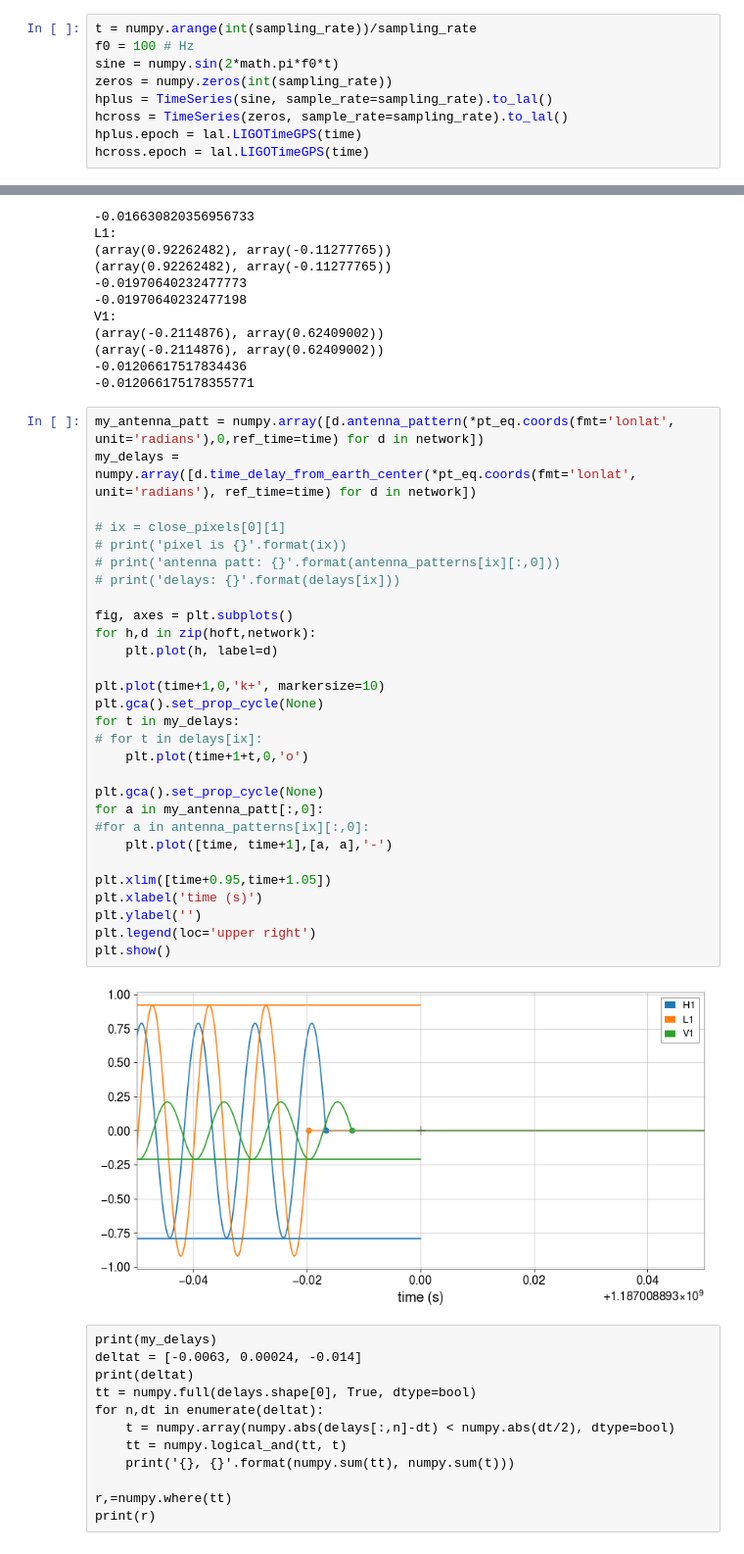
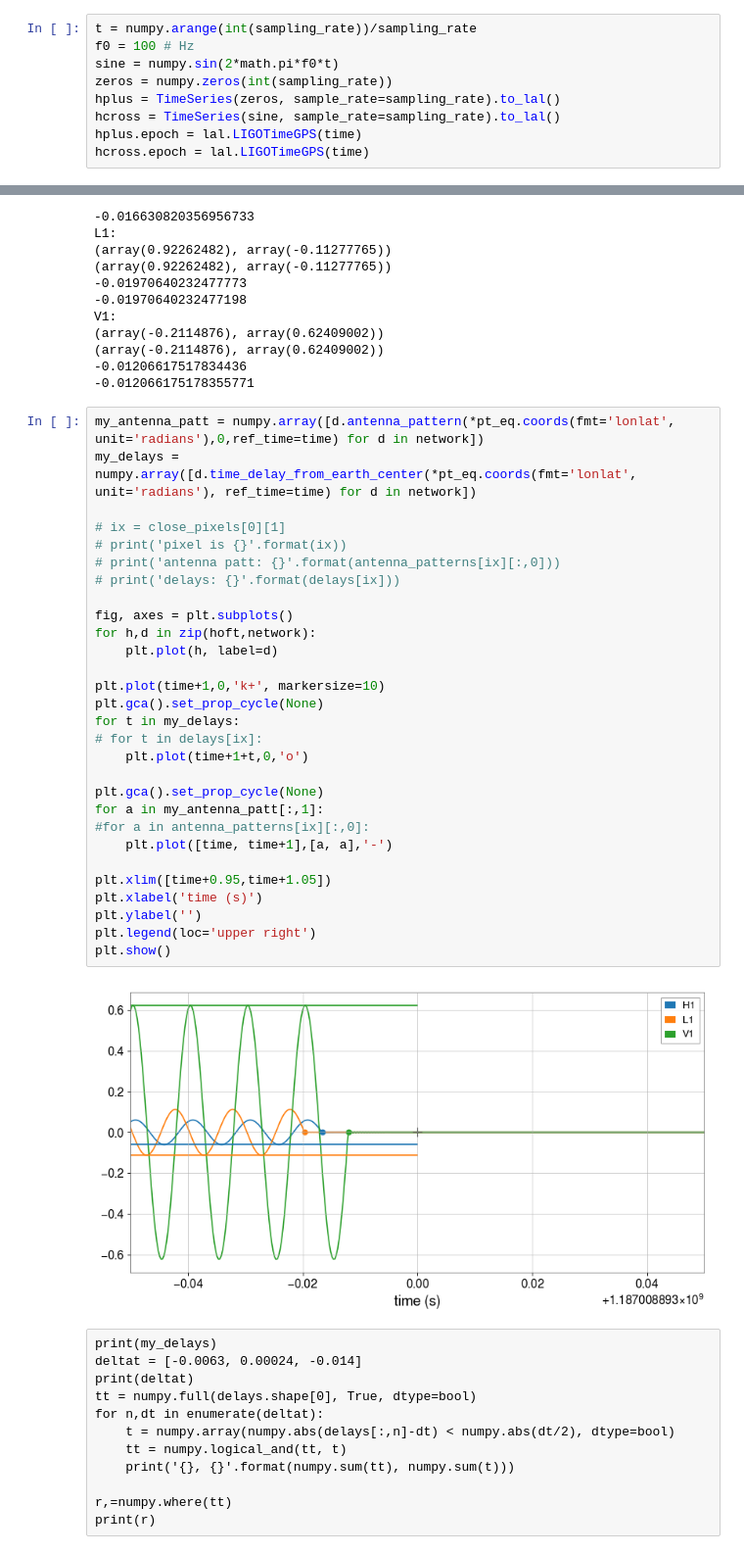
Before and after one commit to ecm0/pyburst, a Jupyter notebook: pipeline/pipeline.ipynb, the cells around one changed output, grey strips where cells are left out. Shown at 98% size. Cells and saved outputs as stored; diff of their text form.

```diff
--- a/pipeline/pipeline.ipynb
+++ b/pipeline/pipeline.ipynb
@@ -169,8 +169,8 @@ t = numpy.arange(int(sampling_rate))/sampling_rate
 f0 = 100 # Hz
 sine = numpy.sin(2*math.pi*f0*t)
 zeros = numpy.zeros(int(sampling_rate))
-hplus = TimeSeries(sine, sample_rate=sampling_rate).to_lal()
-hcross = TimeSeries(zeros, sample_rate=sampling_rate).to_lal()
+hplus = TimeSeries(zeros, sample_rate=sampling_rate).to_lal()
+hcross = TimeSeries(sine, sample_rate=sampling_rate).to_lal()
 hplus.epoch = lal.LIGOTimeGPS(time)
 hcross.epoch = lal.LIGOTimeGPS(time)
 # %% [markdown]
@@ -242,34 +242,34 @@ V1:
 # %%
 my_antenna_patt = numpy.array([d.antenna_pattern(*pt_eq.coords(fmt='lonlat', unit='radians'),0,ref_time=time) for d in network])
 my_delays = numpy.array([d.time_delay_from_earth_center(*pt_eq.coords(fmt='lonlat', unit='radians'), ref_time=time) for d in network])
 
 # ix = close_pixels[0][1]
 # print('pixel is {}'.format(ix))
 # print('antenna patt: {}'.format(antenna_patterns[ix][:,0]))
 # print('delays: {}'.format(delays[ix]))
 
 fig, axes = plt.subplots()
 for h,d in zip(hoft,network):
     plt.plot(h, label=d)
 
 plt.plot(time+1,0,'k+', markersize=10)
 plt.gca().set_prop_cycle(None)
 for t in my_delays:
 # for t in delays[ix]:
     plt.plot(time+1+t,0,'o')
 
 plt.gca().set_prop_cycle(None)
-for a in my_antenna_patt[:,0]:
+for a in my_antenna_patt[:,1]:
 #for a in antenna_patterns[ix][:,0]:
     plt.plot([time, time+1],[a, a],'-')
 
 plt.xlim([time+0.95,time+1.05])
 plt.xlabel('time (s)')
 plt.ylabel('')
 plt.legend(loc='upper right')
 plt.show()
 # %% [output]
-[figure, old version]
+[figure, new version]
 # %% [raw]
 print(my_delays)
 deltat = [-0.0063, 0.00024, -0.014]
```
Also changed, not shown: parts of 20 cells of this notebook.
